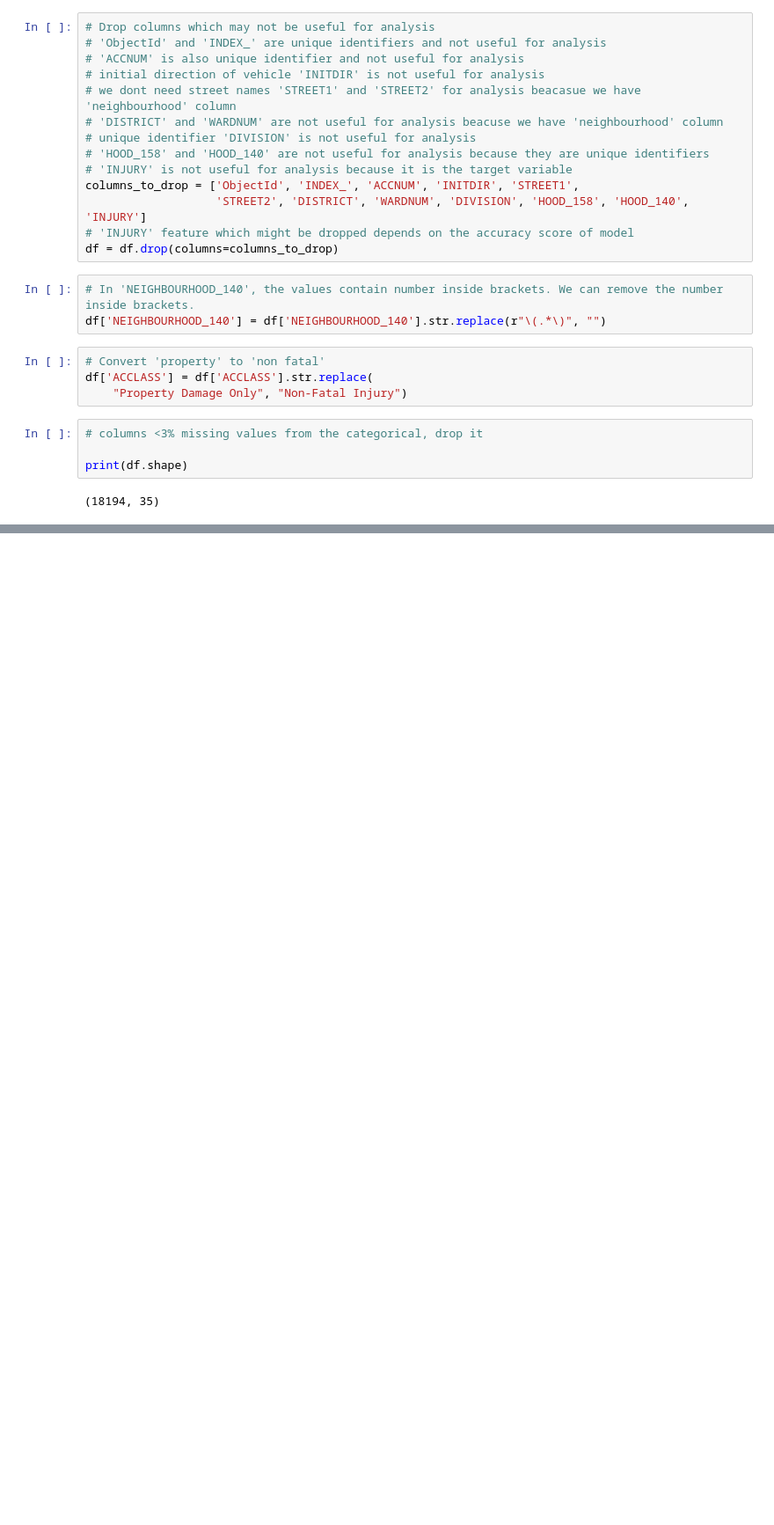
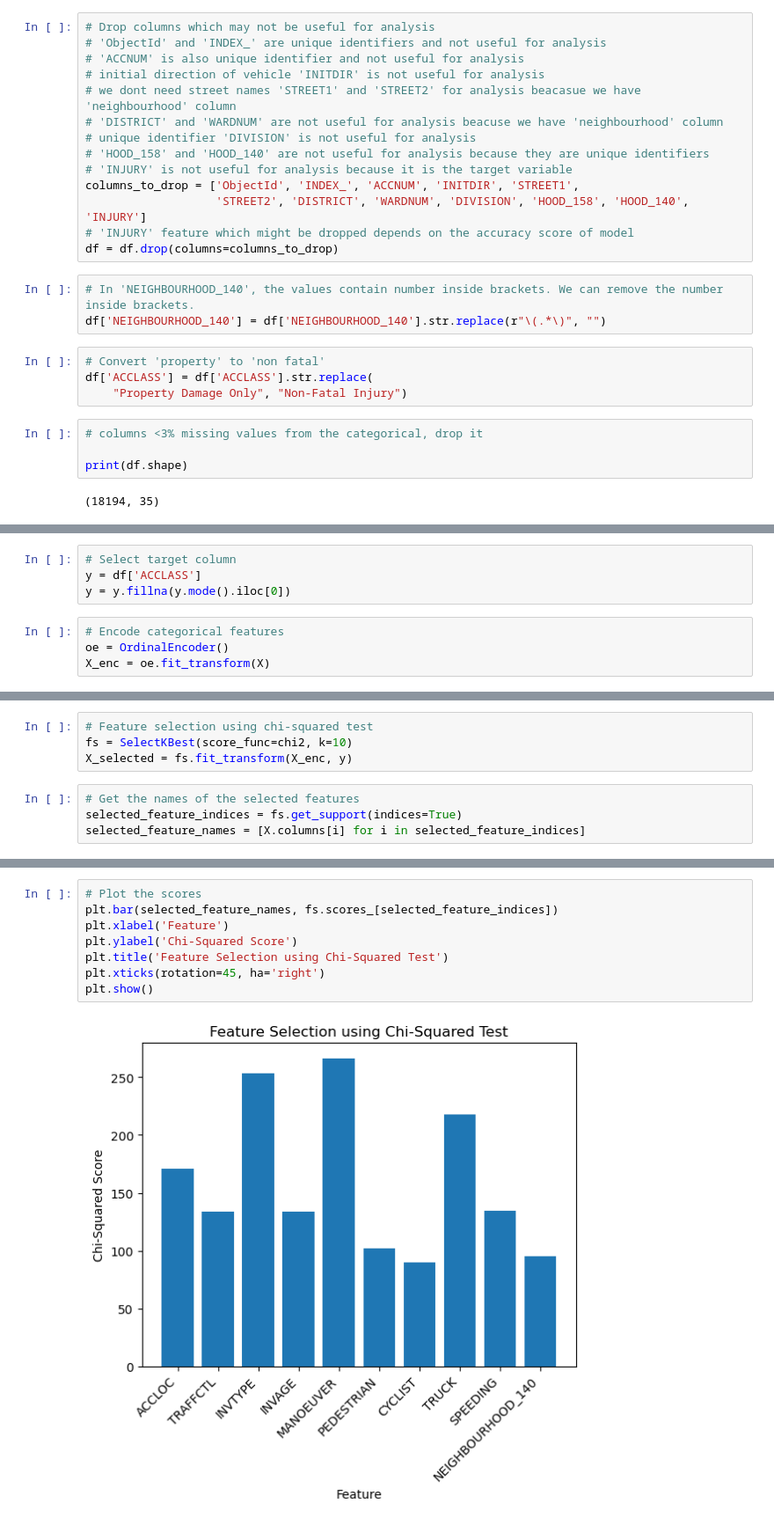
Before and after one commit to AazainKhan/toronto-collision-prediction, a Jupyter notebook: KSI_data_exploration.ipynb, the cells around one changed output, grey strips where cells are left out. Shown: that part at 88% size. Cells and saved outputs as stored; diff of their text form; blank space fills up the shorter version.

Commit message:
chi sqaure testing for categorical features

```diff
--- a/KSI_data_exploration.ipynb
+++ b/KSI_data_exploration.ipynb
@@ -165,0 +181,8 @@ NameError: name 'df' is not defined
+# %%
+# Select target column
+y = df['ACCLASS']
+y = y.fillna(y.mode().iloc[0])
+# %%
+# Encode categorical features
+oe = OrdinalEncoder()
+X_enc = oe.fit_transform(X)
@@ -165,0 +191,8 @@ NameError: name 'df' is not defined
+# %%
+# Feature selection using chi-squared test
+fs = SelectKBest(score_func=chi2, k=10)
+X_selected = fs.fit_transform(X_enc, y)
+# %%
+# Get the names of the selected features
+selected_feature_indices = fs.get_support(indices=True)
+selected_feature_names = [X.columns[i] for i in selected_feature_indices]
@@ -165,0 +221,10 @@ NameError: name 'df' is not defined
+# %%
+# Plot the scores
+plt.bar(selected_feature_names, fs.scores_[selected_feature_indices])
+plt.xlabel('Feature')
+plt.ylabel('Chi-Squared Score')
+plt.title('Feature Selection using Chi-Squared Test')
+plt.xticks(rotation=45, ha='right')
+plt.show()
+# %% [output]
+[figure, added]
```
Also changed, not shown: parts of 6 cells of this notebook.
